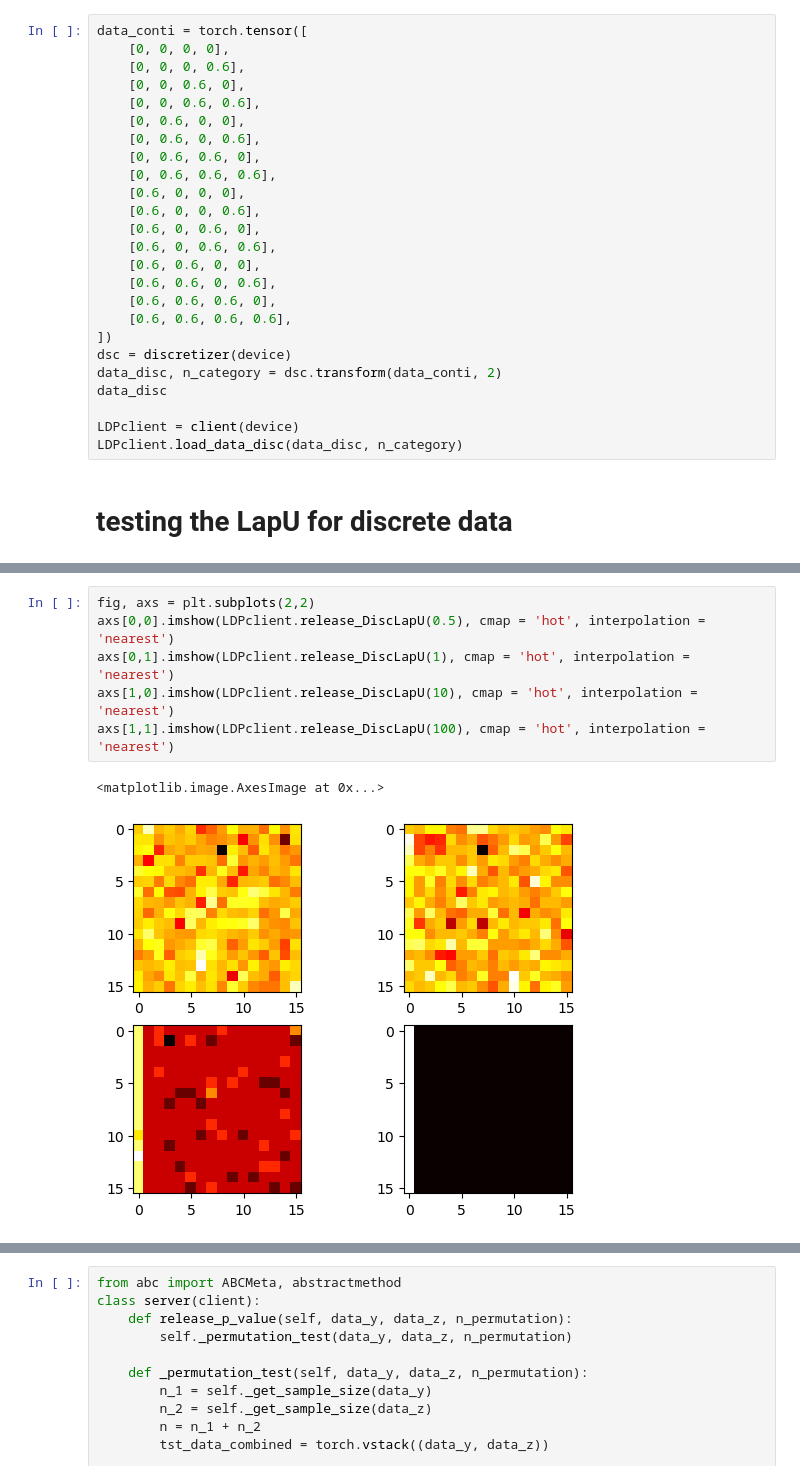
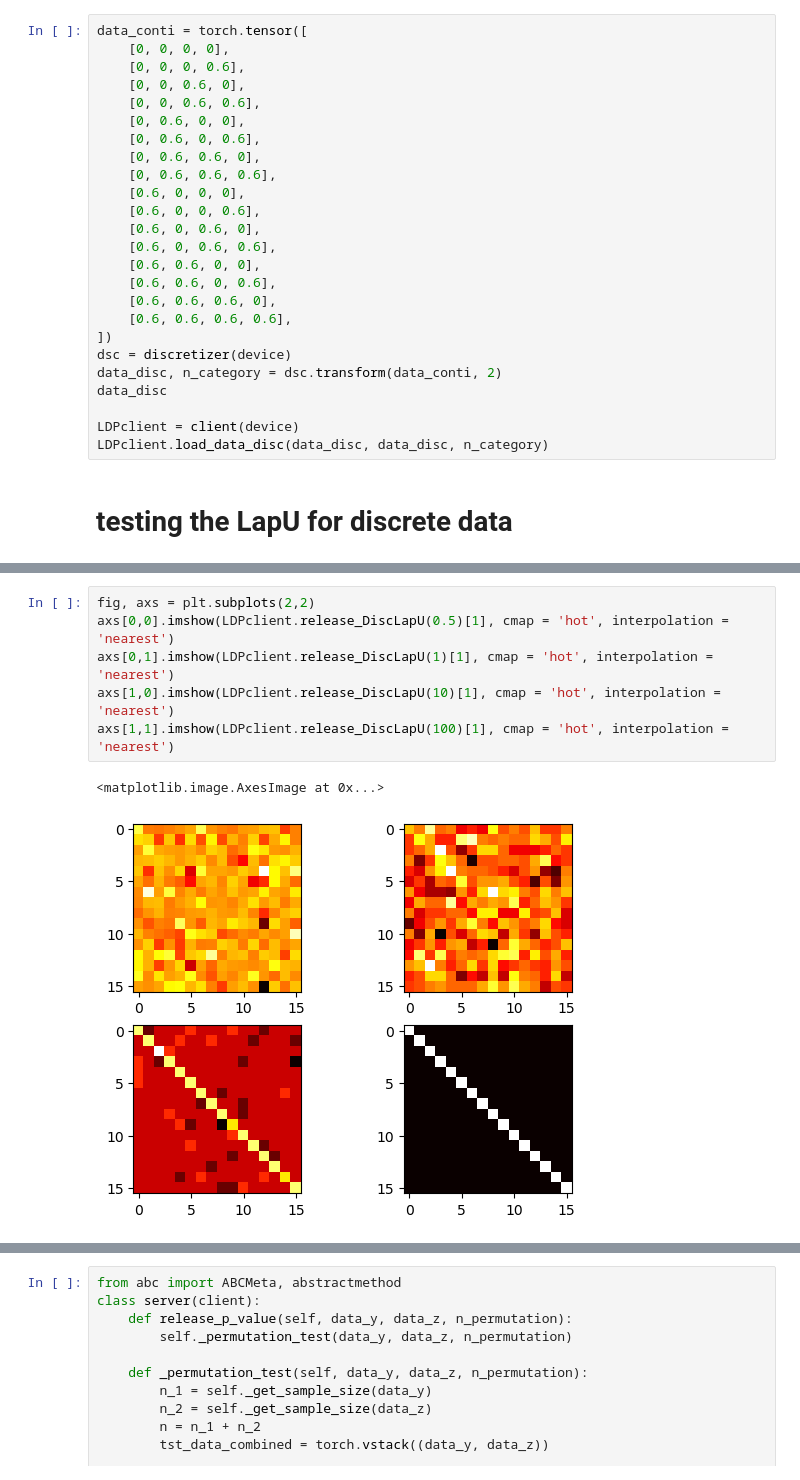
Before and after one commit to Jong-Min-Moon/LDPUts, a Jupyter notebook: playground.ipynb, the cells around one changed output, grey strips where cells are left out. Cells and saved outputs as stored; diff of their text form.

```diff
--- a/playground.ipynb
+++ b/playground.ipynb
@@ -30,7 +88,7 @@ data_disc, n_category = dsc.transform(data_conti, 2)
 data_disc
 
 LDPclient = client(device)
-LDPclient.load_data_disc(data_disc, n_category)
+LDPclient.load_data_disc(data_disc, data_disc, n_category)
 # %% [markdown]
 # testing the LapU for discrete data
 # %%
@@ -80,9 +121,9 @@ tensor([[0.0990, 0.0601, 0.0601, 0.0601, 0.0601, 0.0601, 0.0601, 0.0601, 0.0601,
 # %%
 fig, axs = plt.subplots(2,2)
-axs[0,0].imshow(LDPclient.release_DiscLapU(0.5), cmap = 'hot', interpolation = 'nearest')
-axs[0,1].imshow(LDPclient.release_DiscLapU(1), cmap = 'hot', interpolation = 'nearest')
-axs[1,0].imshow(LDPclient.release_DiscLapU(10), cmap = 'hot', interpolation = 'nearest')
-axs[1,1].imshow(LDPclient.release_DiscLapU(100), cmap = 'hot', interpolation = 'nearest')
+axs[0,0].imshow(LDPclient.release_DiscLapU(0.5)[1], cmap = 'hot', interpolation = 'nearest')
+axs[0,1].imshow(LDPclient.release_DiscLapU(1)[1], cmap = 'hot', interpolation = 'nearest')
+axs[1,0].imshow(LDPclient.release_DiscLapU(10)[1], cmap = 'hot', interpolation = 'nearest')
+axs[1,1].imshow(LDPclient.release_DiscLapU(100)[1], cmap = 'hot', interpolation = 'nearest')
 # %% [output]
 <matplotlib.image.AxesImage at 0x...>
-[figure, old version]
+[figure, new version]
```
Also changed, not shown: parts of 17 cells of this notebook, 2 other files.
